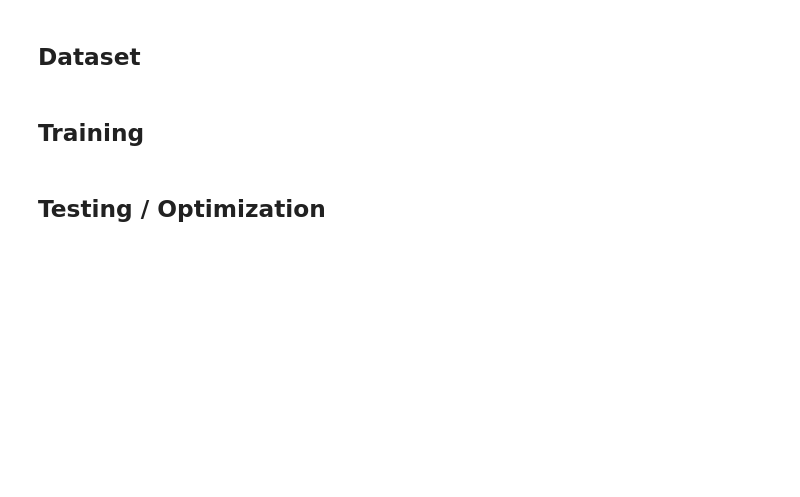
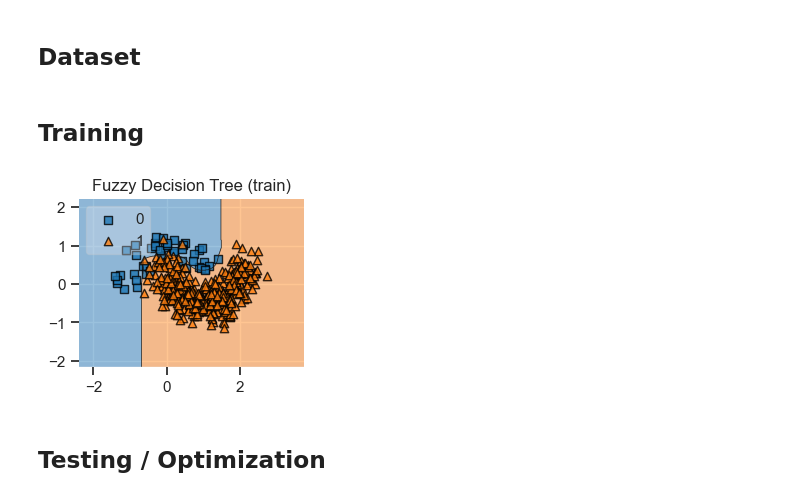
Before and after one commit to anishkudupudi/MDST-Tutorial, a Jupyter notebook: Optional Challenges/ML Focus/ml_challenge.ipynb, the cells around one changed output. Drawn from its saved outputs; the diff is of its cells as text; code cells hidden in the pictures; blank space fills up the shorter version.

```diff
--- a/Optional Challenges/ML Focus/ml_challenge.ipynb
+++ b/Optional Challenges/ML Focus/ml_challenge.ipynb
@@ -14,8 +20,19 @@ Show all of your work in this notebook.
 # DO NOT MODIFY
 from sklearn.datasets import make_moons
 
-X, Y = make_moons(random_state=42, n_samples=(50, 450), noise=0.25)
+X, y = make_moons(random_state=42, n_samples=(50, 450), noise=0.25)
 # %% [markdown]
 ## Training
+# %%
+X_train, X_test, y_train, y_test = train_test_split(X, y, test_size=0.2, random_state=42)
+
+clf_fuzz = FuzzyDecisionTreeClassifier().fit(X_train, y_train)
+
+for clf, lab, grd in zip([clf_fuzz, clf_sk], labels, [[0, 0], [0, 1]]):
+    plt.subplot(gs[grd[0], grd[1]])
+    plot_decision_regions(X=X_train, y=y_train, clf=clf, legend=2)
+    plt.title("%s (train)" % lab)
+# %% [output]
+[figure, added]
 # %% [markdown]
 ## Testing / Optimization
```
Also changed, not shown: parts of 3 cells of this notebook.
